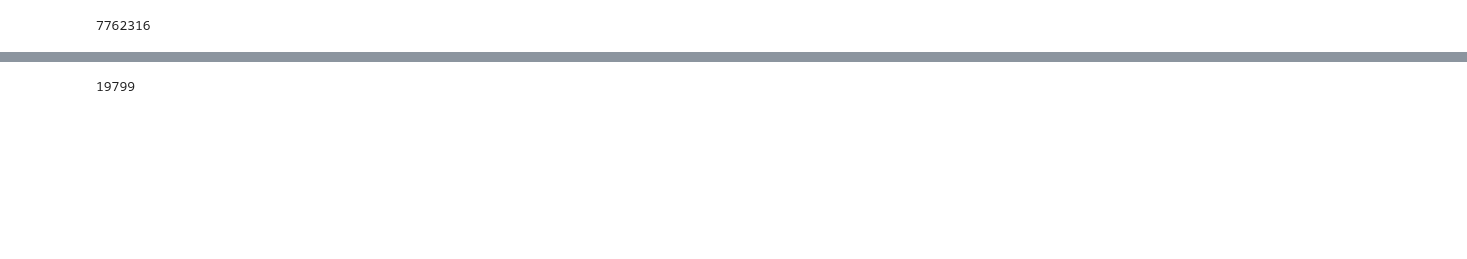
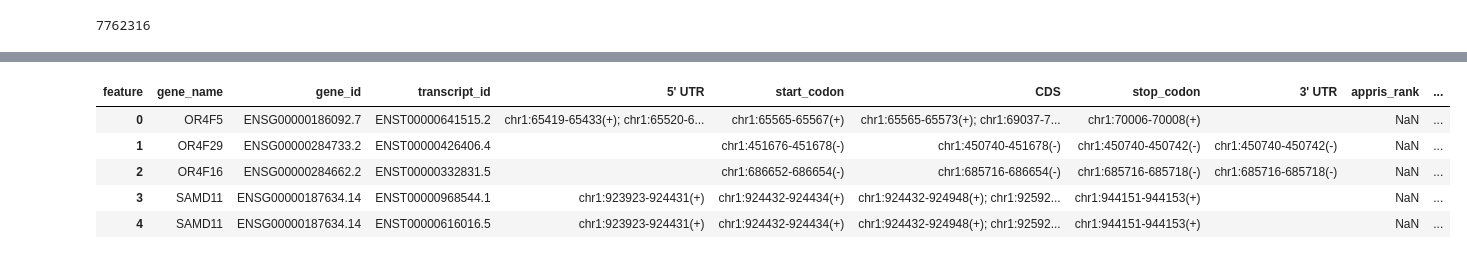
Before and after one commit to mxiimy/Predicting-Tissue-Specific-UTR, a Jupyter notebook: notebooks/initialDB.ipynb, the cells around one changed output, grey strips where cells are left out. Drawn from its saved outputs; the diff is of its cells as text; code cells hidden in the pictures; blank space fills up the shorter version.

```diff
--- a/notebooks/initialDB.ipynb
+++ b/notebooks/initialDB.ipynb
@@ -36,8 +35,22 @@ from pathlib import Path
 gtf_path = Path('..') / 'data' / 'gencode.v49.primary_assembly.annotation.gtf'
 rank_path = Path('..') / 'data' / 'gencode.v49.transcript_rankings.txt'
 
-df = pd.read_csv(gtf_path, sep='\t', comment='#', header=None,
-                 names=['seqname','source','feature','start','end','score','strand','frame','attribute'])
+df = pd.read_csv(
+    gtf_path,
+    sep='\t',
+    comment='#',
+    header=None,
+    usecols=[0, 2, 3, 4, 6, 8],
+    names=['seqname', 'feature', 'start', 'end', 'strand', 'attribute'],
+    dtype={
+        'seqname': 'string',
+        'feature': 'string',
+        'start': 'int32',
+        'end': 'int32',
+        'strand': 'string',
+        'attribute': 'string',
+    },
+)
 
 len(df)
 # %% [output]
@@ -218,8 +237,15 @@ len(mt)
 # %%
 initialDB_coords_df.to_csv('../data/initialDB_coords.csv', index=False)
+# initialDB_coords_df.to_csv('../data/all_coords.csv', index=False)
 len(initialDB_coords_df)
+initialDB_coords_df.head()
 # %% [output]
-19799
+| feature | gene_name | gene_id | transcript_id | 5' UTR | start_codon | CDS | stop_codon | 3' UTR | appris_rank | ... |
+| 0 | OR4F5 | ENSG00000186092.7 | ENST00000641515.2 | chr1:65419-65433(+); chr1:65520-6... | chr1:65565-65567(+) | chr1:65565-65573(+); chr1:69037-7... | chr1:70006-70008(+) |  | NaN | ... |
+| 1 | OR4F29 | ENSG00000284733.2 | ENST00000426406.4 |  | chr1:451676-451678(-) | chr1:450740-451678(-) | chr1:450740-450742(-) | chr1:450740-450742(-) | NaN | ... |
+| 2 | OR4F16 | ENSG00000284662.2 | ENST00000332831.5 |  | chr1:686652-686654(-) | chr1:685716-686654(-) | chr1:685716-685718(-) | chr1:685716-685718(-) | NaN | ... |
+| 3 | SAMD11 | ENSG00000187634.14 | ENST00000968544.1 | chr1:923923-924431(+) | chr1:924432-924434(+) | chr1:924432-924948(+); chr1:92592... | chr1:944151-944153(+) |  | NaN | ... |
+| 4 | SAMD11 | ENSG00000187634.14 | ENST00000616016.5 | chr1:923923-924431(+) | chr1:924432-924434(+) | chr1:924432-924948(+); chr1:92592... | chr1:944151-944153(+) |  | NaN | ... |
 # %%
 assembly_path = Path('..') / 'data' / 'GRCh38.primary_assembly.genome.fa'
 
```
Also changed, not shown: parts of 8 cells of this notebook, 11 other files.
